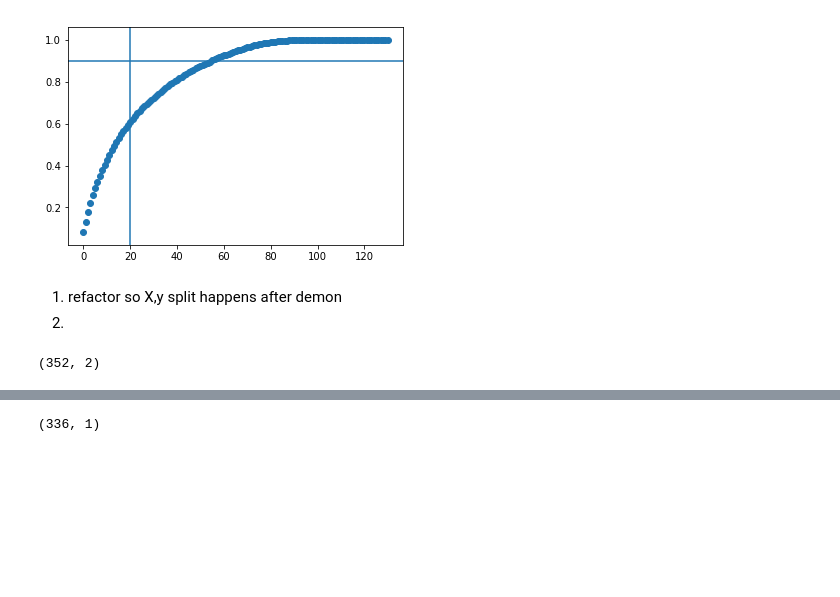
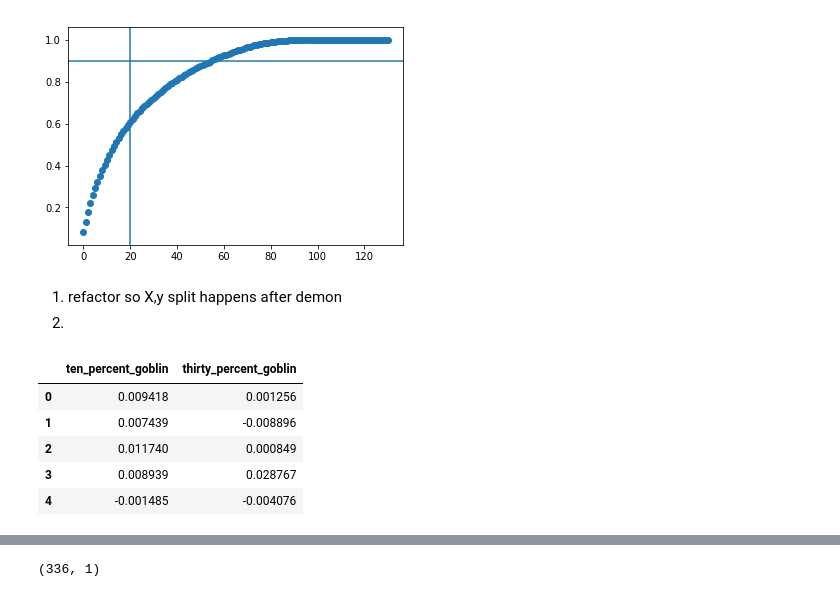
Before and after one commit to quinn-dougherty/missingness-lightningtalk, a Jupyter notebook: waterpoint/waterpoint-study-notes.ipynb, the cells around one changed output, grey strips where cells are left out. Saved outputs shown, nothing was run; the diff lists cells and outputs as text; code cells hidden in the pictures; blank space fills up the shorter version.

```diff
--- a/waterpoint/waterpoint-study-notes.ipynb
+++ b/waterpoint/waterpoint-study-notes.ipynb
@@ -141,22 +141,27 @@ def result(xprmnt: Iterable[Tuple[Tuple[str, Array],
 # %%
 # type(coefs(fill_mean, X, y)[1])
 TRIALS = 4
-result_df_40percent = result(experiment(imputers, X, y, 0.4, TRIALS)).drop('imputer', axis=1).values.reshape(-1, 1)
-result_df_20percent = result(experiment(imputers, X, y, 0.2, TRIALS)).drop('imputer', axis=1).values.reshape(-1, 1)
+result_df_10percent = result(experiment(imputers, X, y, 0.1, TRIALS)).drop('imputer', axis=1).values.reshape(-1, 1)
+result_df_30percent = result(experiment(imputers, X, y, 0.3, TRIALS)).drop('imputer', axis=1).values.reshape(-1, 1)
 
-with open("results_tuple.pickle", "wb") as serialize_results:
-    pickle.dump((result_df_40percent, result_df_20percent), serialize_results)
+with open("results_tuple_3010.pickle", "wb") as serialize_results:
+    pickle.dump((result_df_10percent, result_df_30percent), serialize_results)
 
 # result_df = DataFrame().assign(twenty = result_df_20percent.drop('imputer', axis=1).T.mean(),
 #                                fourty = result_df_40percent.drop('imputer', axis=1).T.mean())
 
 #assert result_df_20percent.drop('imputer', axis=1).values.reshape(-1, 1).shape[0] == result_df_20percent.drop('imputer', axis=1).shape[0] * result_df_20percent.drop('imputer', axis=1).shape[1]
 
-result_df = DataFrame().assign(twenty_percent_goblin = result_df_20percent.T[0], fourty_percent_goblin = result_df_40percent.T[0])
+result_df = DataFrame().assign(ten_percent_goblin = result_df_10percent.T[0], thirty_percent_goblin = result_df_30percent.T[0])
 
 #result_df_40percent.T[0]
 
-result_df
+result_df.head()
 # %% [output]
-(352, 2)
+|  | ten_percent_goblin | thirty_percent_goblin |
+| 0 | 0.009418 | 0.001256 |
+| 1 | 0.007439 | -0.008896 |
+| 2 | 0.011740 | 0.000849 |
+| 3 | 0.008939 | 0.028767 |
+| 4 | -0.001485 | -0.004076 |
 # %%
```
Also changed, not shown: parts of 1 cell of this notebook, 3 other files.
